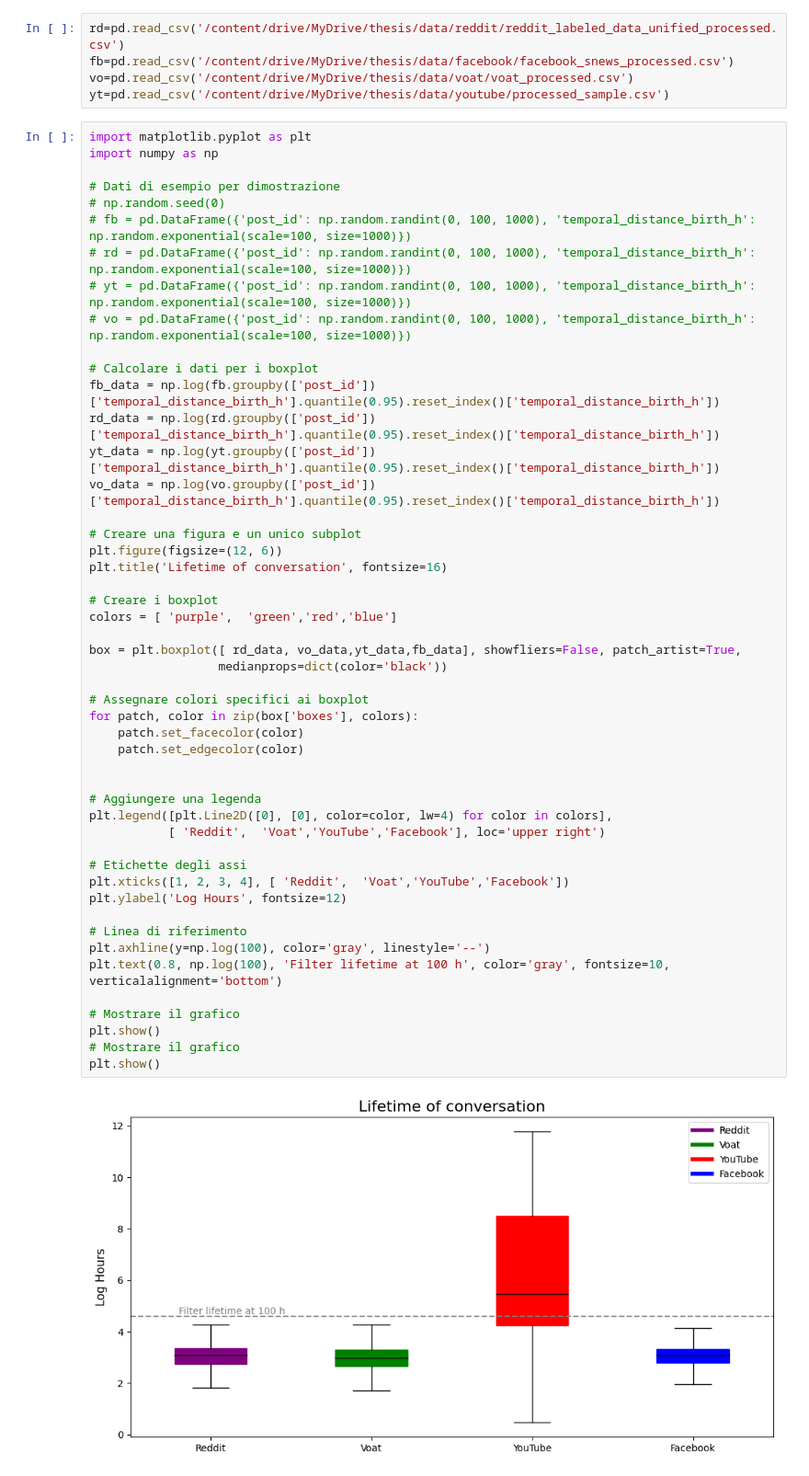
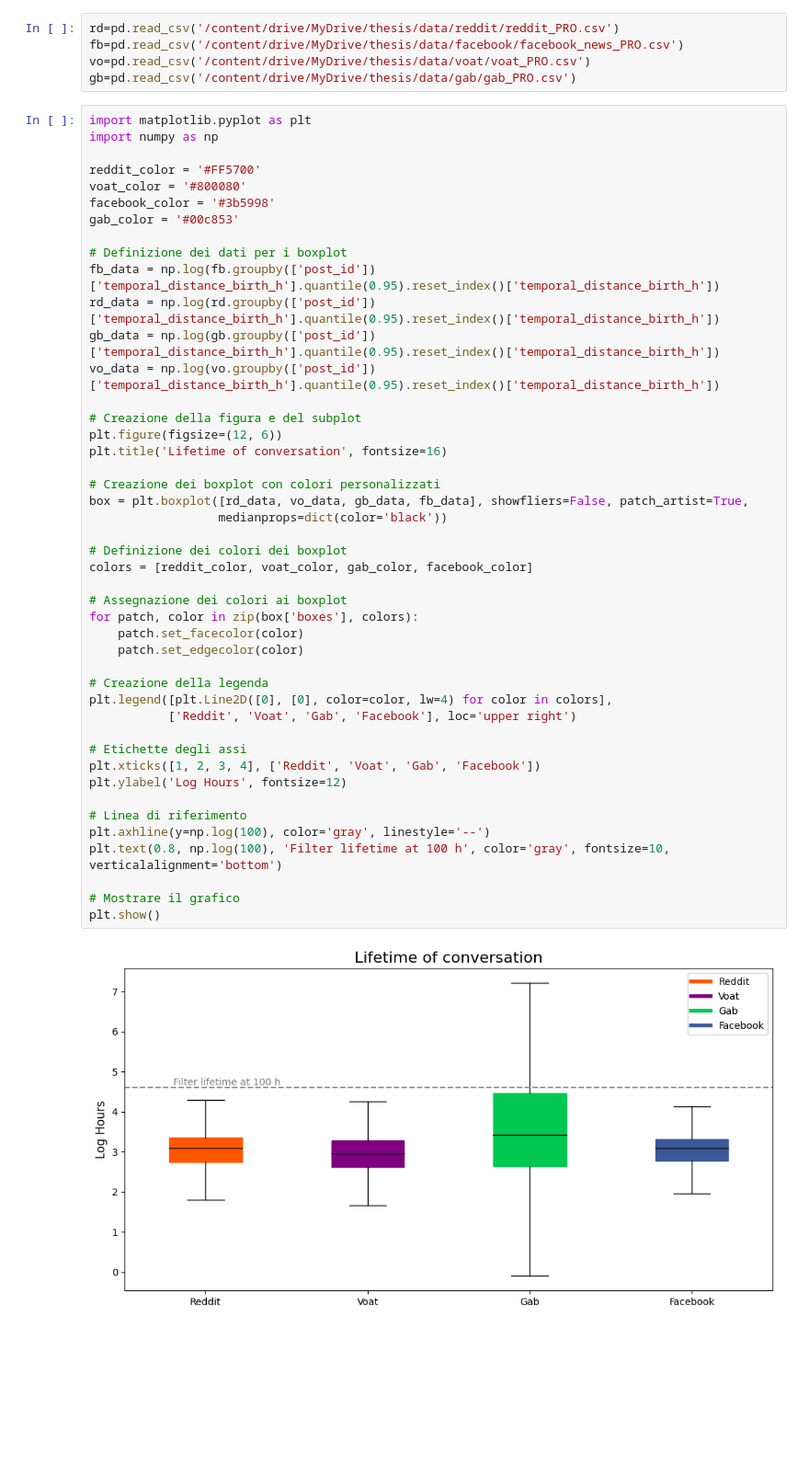
Before and after one commit to jacoponudo/Conversation_dynamics, a Jupyter notebook: src/EDA/EDA_draw/draw_lifetime_thread.ipynb, the cells around one changed output. Shown at 92% size. Cells and saved outputs as stored; diff of their text form; blank space fills up the shorter version.

```diff
--- a/src/EDA/EDA_draw/draw_lifetime_thread.ipynb
+++ b/src/EDA/EDA_draw/draw_lifetime_thread.ipynb
@@ -41,56 +42,52 @@ Requirement already satisfied: six>=1.5 in /usr/local/lib/python3.10/dist-packag
 # %%
-rd=pd.read_csv('/content/drive/MyDrive/thesis/data/reddit/reddit_labeled_data_unified_processed.csv')
-fb=pd.read_csv('/content/drive/MyDrive/thesis/data/facebook/facebook_snews_processed.csv')
-vo=pd.read_csv('/content/drive/MyDrive/thesis/data/voat/voat_processed.csv')
-yt=pd.read_csv('/content/drive/MyDrive/thesis/data/youtube/processed_sample.csv')
+rd=pd.read_csv('/content/drive/MyDrive/thesis/data/reddit/reddit_PRO.csv')
+fb=pd.read_csv('/content/drive/MyDrive/thesis/data/facebook/facebook_news_PRO.csv')
+vo=pd.read_csv('/content/drive/MyDrive/thesis/data/voat/voat_PRO.csv')
+gb=pd.read_csv('/content/drive/MyDrive/thesis/data/gab/gab_PRO.csv')
 # %%
 import matplotlib.pyplot as plt
 import numpy as np
 
-# Dati di esempio per dimostrazione
-# np.random.seed(0)
-# fb = pd.DataFrame({'post_id': np.random.randint(0, 100, 1000), 'temporal_distance_birth_h': np.random.exponential(scale=100, size=1000)})
-# rd = pd.DataFrame({'post_id': np.random.randint(0, 100, 1000), 'temporal_distance_birth_h': np.random.exponential(scale=100, size=1000)})
-# yt = pd.DataFrame({'post_id': np.random.randint(0, 100, 1000), 'temporal_distance_birth_h': np.random.exponential(scale=100, size=1000)})
-# vo = pd.DataFrame({'post_id': np.random.randint(0, 100, 1000), 'temporal_distance_birth_h': np.random.exponential(scale=100, size=1000)})
+reddit_color = '#FF5700'
+voat_color = '#800080'
+facebook_color = '#3b5998'
+gab_color = '#00c853'
 
-# Calcolare i dati per i boxplot
+# Definizione dei dati per i boxplot
 fb_data = np.log(fb.groupby(['post_id'])['temporal_distance_birth_h'].quantile(0.95).reset_index()['temporal_distance_birth_h'])
 rd_data = np.log(rd.groupby(['post_id'])['temporal_distance_birth_h'].quantile(0.95).reset_index()['temporal_distance_birth_h'])
-yt_data = np.log(yt.groupby(['post_id'])['temporal_distance_birth_h'].quantile(0.95).reset_index()['temporal_distance_birth_h'])
+gb_data = np.log(gb.groupby(['post_id'])['temporal_distance_birth_h'].quantile(0.95).reset_index()['temporal_distance_birth_h'])
 vo_data = np.log(vo.groupby(['post_id'])['temporal_distance_birth_h'].quantile(0.95).reset_index()['temporal_distance_birth_h'])
 
-# Creare una figura e un unico subplot
+# Creazione della figura e del subplot
 plt.figure(figsize=(12, 6))
 plt.title('Lifetime of conversation', fontsize=16)
 
-# Creare i boxplot
-colors = [ 'purple',  'green','red','blue']
-
-box = plt.boxplot([ rd_data, vo_data,yt_data,fb_data], showfliers=False, patch_artist=True,
+# Creazione dei boxplot con colori personalizzati
+box = plt.boxplot([rd_data, vo_data, gb_data, fb_data], showfliers=False, patch_artist=True,
                   medianprops=dict(color='black'))
 
-# Assegnare colori specifici ai boxplot
+# Definizione dei colori dei boxplot
+colors = [reddit_color, voat_color, gab_color, facebook_color]
+
+# Assegnazione dei colori ai boxplot
 for patch, color in zip(box['boxes'], colors):
     patch.set_facecolor(color)
     patch.set_edgecolor(color)
 
-
-# Aggiungere una legenda
+# Creazione della legenda
 plt.legend([plt.Line2D([0], [0], color=color, lw=4) for color in colors],
-           [ 'Reddit',  'Voat','YouTube','Facebook'], loc='upper right')
+           ['Reddit', 'Voat', 'Gab', 'Facebook'], loc='upper right')
 
 # Etichette degli assi
-plt.xticks([1, 2, 3, 4], [ 'Reddit',  'Voat','YouTube','Facebook'])
+plt.xticks([1, 2, 3, 4], ['Reddit', 'Voat', 'Gab', 'Facebook'])
 plt.ylabel('Log Hours', fontsize=12)
 
 # Linea di riferimento
 plt.axhline(y=np.log(100), color='gray', linestyle='--')
 plt.text(0.8, np.log(100), 'Filter lifetime at 100 h', color='gray', fontsize=10, verticalalignment='bottom')
 
 # Mostrare il grafico
 plt.show()
-# Mostrare il grafico
-plt.show()
 # %% [output]
-[figure, old version]
+[figure, new version]
```
Also changed, not shown: parts of 1 cell of this notebook.
